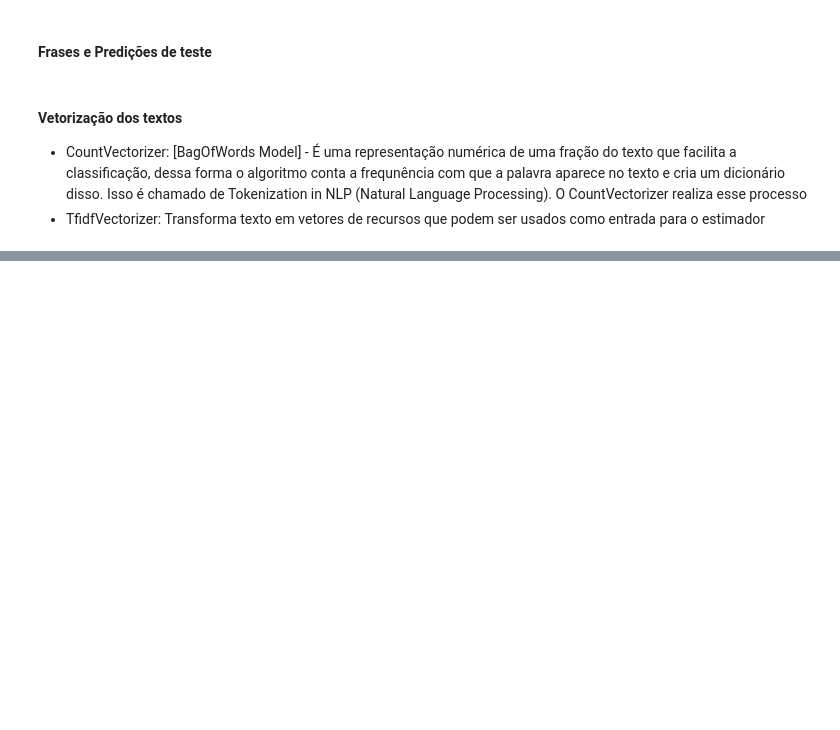
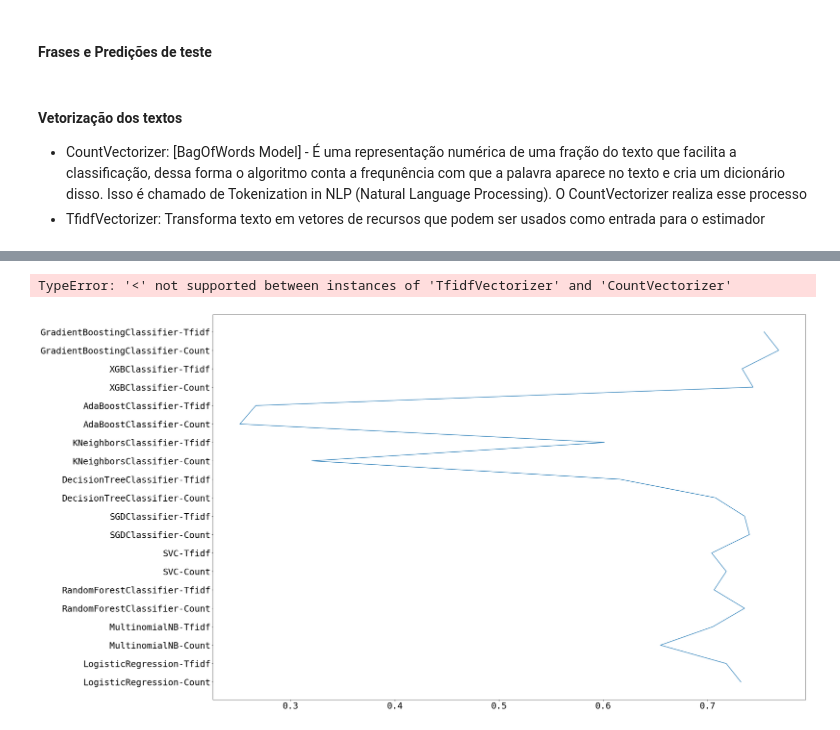
Before and after one commit to willsantospereira/tcc_nlp, a Jupyter notebook: notebook/Analise_Emocao.ipynb, the cells around one changed output, grey strips where cells are left out. Saved outputs shown, nothing was run; the diff lists cells and outputs as text; code cells hidden in the pictures; blank space fills up the shorter version.

```diff
--- a/notebook/Analise_Emocao.ipynb
+++ b/notebook/Analise_Emocao.ipynb
@@ -585,0 +646,27 @@ plot_all_confusion_matrix(modelos, vectorizers, y_test_under, y_predictions)
+# %%
+labels = []
+
+font = {'family' : 'monospace', 'weight' : 'normal', 'size' : 25}
+plt.rc('font', **font)
+
+for m,v in zip (modelos, vectorizers):
+    index_parenteses = str(m).index("(")
+    label = ('{}-{}'.format(str(m)[0:index_parenteses], str(v)[:5]))
+    labels.append(label)
+
+plt.plot(accs, labels)
+# You can specify a rotation for the tick labels in degrees or with keywords.
+plt.xticks(vectorizers, labels, rotation='horizontal')
+# plt.xticks(np.arange(len(vectorizers)), labels, rotation='horizontal')
+# plt.yticks(accs, labels, rotation='horizontal')
+# Pad margins so that markers don't get clipped by the axes
+plt.margins(9.2)
+# Tweak spacing to prevent clipping of tick-labels
+plt.subplots_adjust(bottom=0.15)
+
+plt.rc('font', **font)
+plt.rc('figure', figsize=(30, 20))
+plt.show()
+# %% [output]
+TypeError: '<' not supported between instances of 'TfidfVectorizer' and 'CountVectorizer'
+[figure, added]
```
Also changed, not shown: parts of 7 cells of this notebook.
